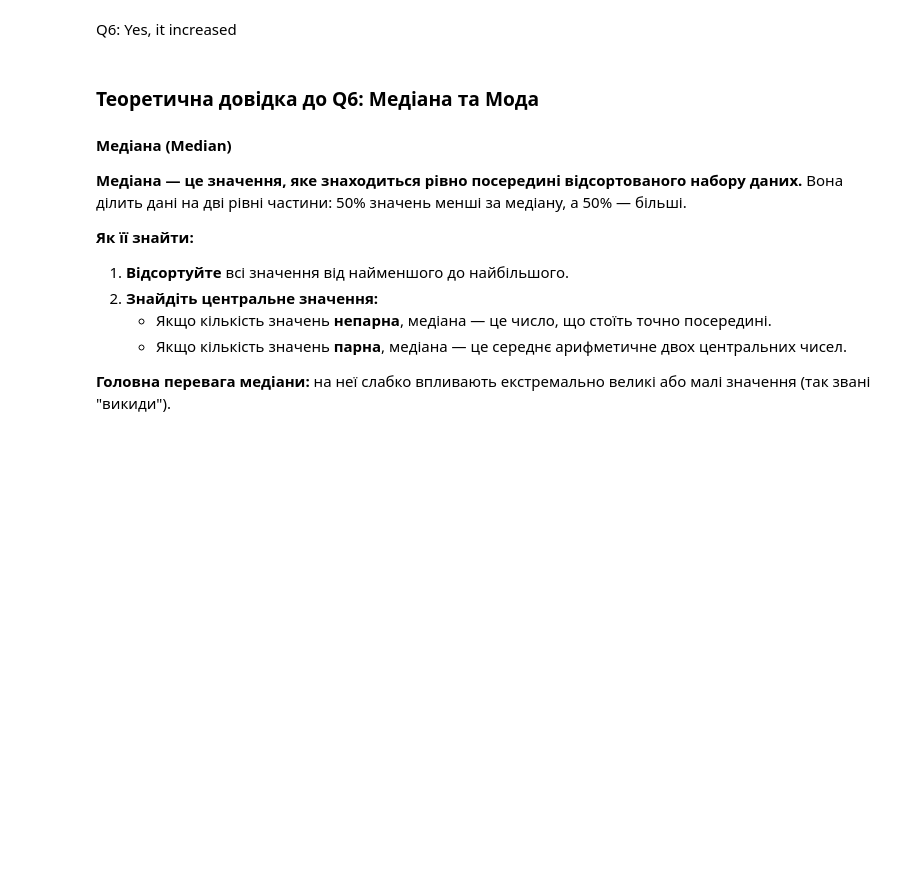
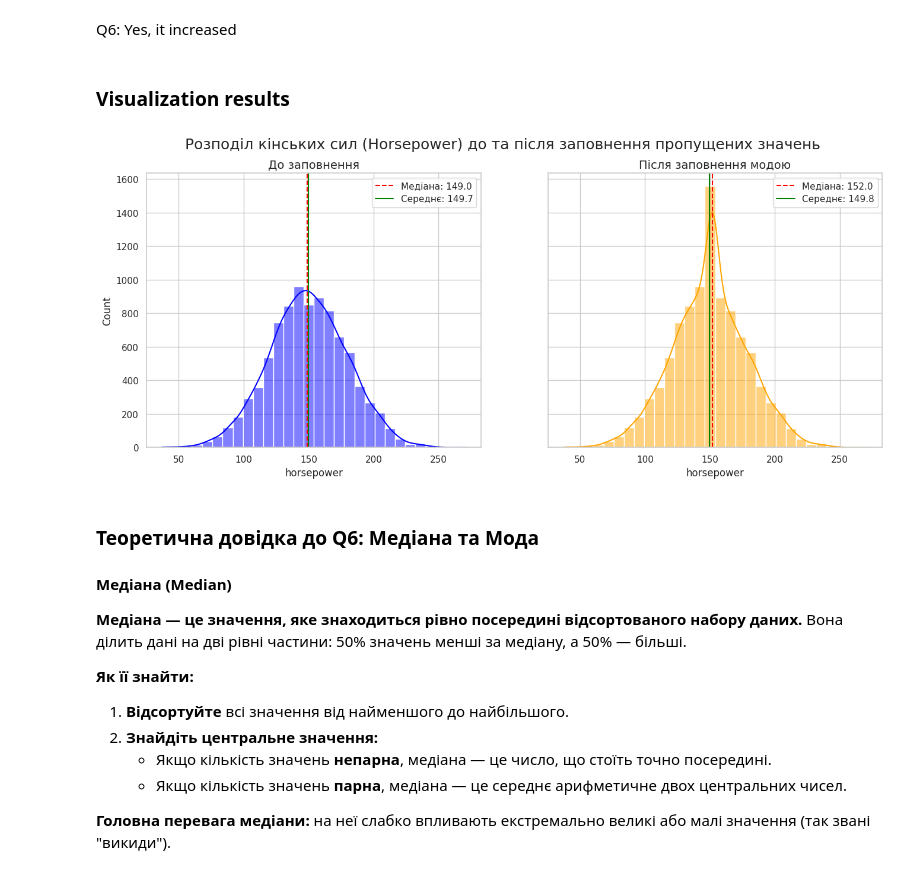
Before and after one commit to Jaguar838/ml-zoomcamp, a Jupyter notebook: HW/hw-01/homework_1.ipynb, the cells around one changed output. Saved outputs shown, nothing was run; the diff lists cells and outputs as text; code cells hidden in the pictures; blank space fills up the shorter version.

```diff
--- a/HW/hw-01/homework_1.ipynb
+++ b/HW/hw-01/homework_1.ipynb
@@ -34,7 +34,8 @@ Or just open it with your browser and click "Save as...".
 
 Now read it with Pandas.
 # %%
-data = pd.read_csv("https://raw.githubusercontent.com/alexeygrigorev/datasets/master/car_fuel_efficiency.csv")
+url = "https://raw.githubusercontent.com/alexeygrigorev/datasets/master/car_fuel_efficiency.csv"
+data = pd.read_csv(url)
 # %%
 data.columns
 # %% [output]
@@ -173,8 +174,8 @@ data['horsepower'].isna().sum()
 # %% [output]
 np.int64(708)
 # %%
-mean_horsepower = data['horsepower'].median()
-mean_horsepower
+median_before = data['horsepower'].median()
+median_before
 # %% [output]
 149.0
 # %%
@@ -185,4 +186,4 @@ np.float64(152.0)
 # %%
 data['horsepower'] = data['horsepower'].fillna(mode_horsepower)
 
-data['horsepower'].median()
+median_after = data['horsepower'].median()
@@ -194,6 +193,40 @@ data['horsepower'].isna().sum()
 np.int64(0)
 # %% [markdown]
 Q6: Yes, it increased
+# %% [markdown]
+### Visualization results
+# %%
+import matplotlib.pyplot as plt
+import seaborn as sns
+
+sns.set(style="whitegrid")
+
+# Щоб отримати початковий стовпець 'horsepower' з NaN, нам потрібно перезавантажити дані
+data_original = pd.read_csv(url)
+
+# Створюємо фігуру з двома підграфіками
+fig, axes = plt.subplots(1, 2, figsize=(16, 6), sharey=True)
+fig.suptitle('Розподіл кінських сил (Horsepower) до та після заповнення пропущених значень', fontsize=18)
+
+# Графік 1: До заповнення NaN
+sns.histplot(data_original['horsepower'], bins=30, kde=True, ax=axes[0], color='blue')
+axes[0].set_title('До заповнення', fontsize=14)
+axes[0].axvline(median_before, color='red', linestyle='--', label=f'Медіана: {median_before:.1f}')
+axes[0].axvline(data_original['horsepower'].mean(), color='green', linestyle='-', label=f'Середнє: {data_original["horsepower"].mean():.1f}')
+axes[0].legend()
+
+
+# Графік 2: Після заповнення NaN
+# DataFrame 'data' вже містить заповнені значення
+sns.histplot(data['horsepower'], bins=30, kde=True, ax=axes[1], color='orange')
+axes[1].set_title('Після заповнення модою', fontsize=14)
+axes[1].axvline(median_after, color='red', linestyle='--', label=f'Медіана: {median_after:.1f}')
+axes[1].axvline(data['horsepower'].mean(), color='green', linestyle='-', label=f'Середнє: {data["horsepower"].mean():.1f}')
+axes[1].legend()
+
+plt.show()
+# %% [output]
+[figure, added]
 # %% [markdown]
 ### Теоретична довідка до Q6: Медіана та Мода
 
```
Also changed, not shown: parts of 3 cells of this notebook.
